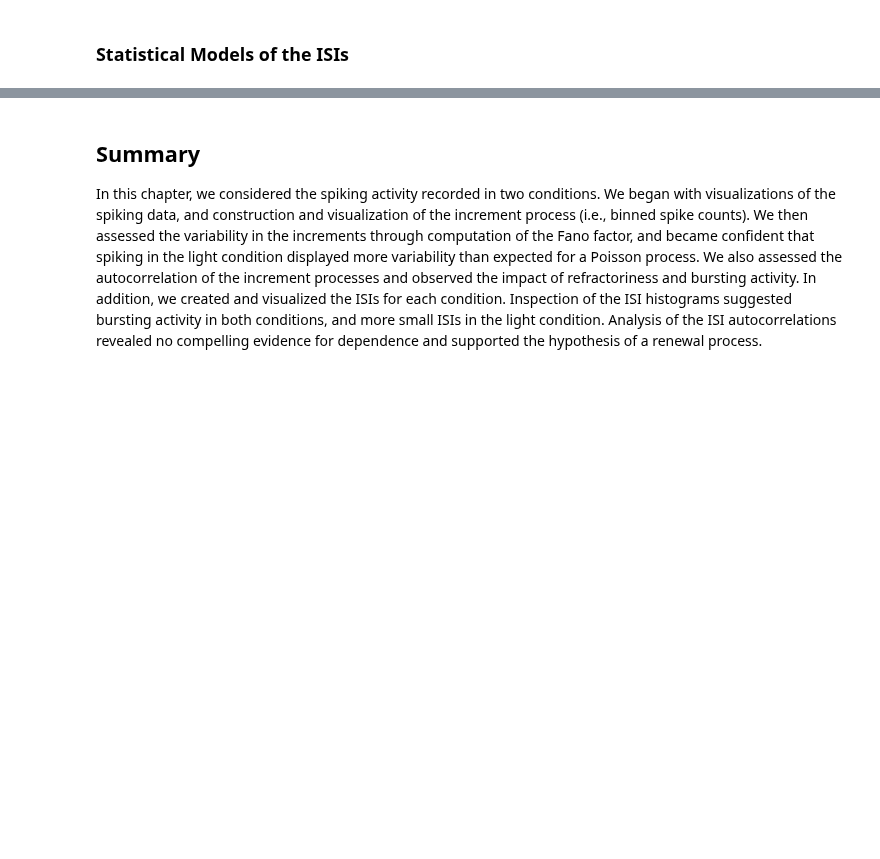
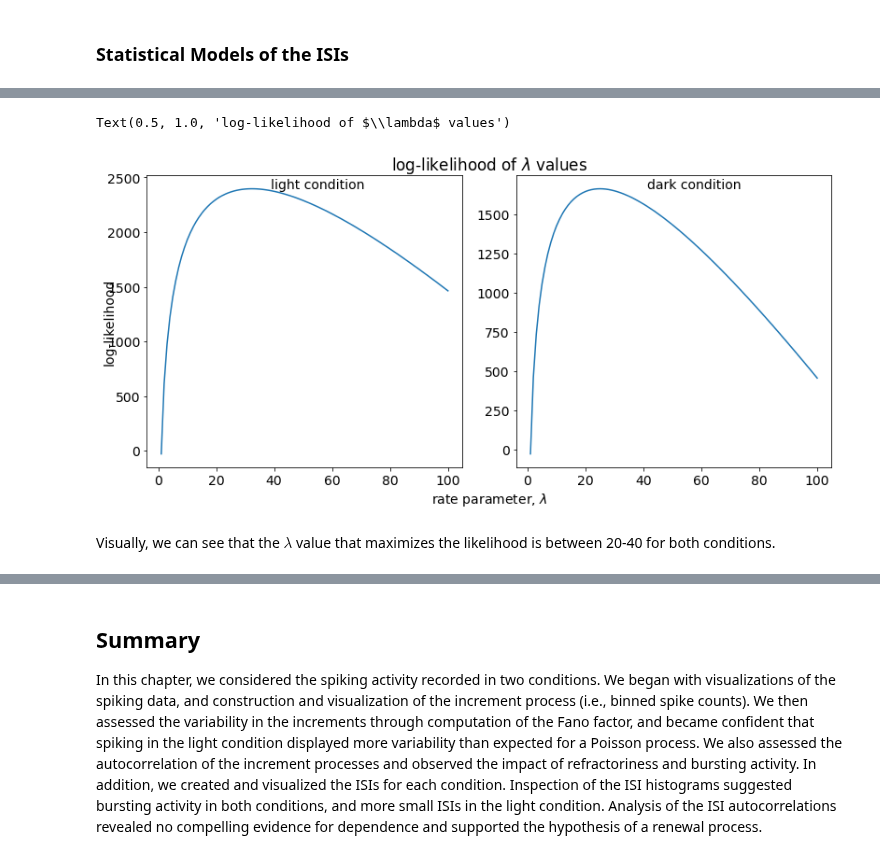
Before and after one commit to jaib1/Case-Studies-Python, a Jupyter notebook: content/08/basic-visualizations-and-descriptive-statistics-of-spike-train-data.ipynb, the cells around one changed output, grey strips where cells are left out. Drawn from its saved outputs; the diff is of its cells as text; code cells hidden in the pictures; blank space fills up the shorter version.

```diff
--- a/content/08/basic-visualizations-and-descriptive-statistics-of-spike-train-data.ipynb
+++ b/content/08/basic-visualizations-and-descriptive-statistics-of-spike-train-data.ipynb
@@ -1391,0 +1473,24 @@ Our goal is to find a good value of $\lambda$ so that our statistical model matc
+# %%
+## Plot the log-likelihood functions of both conditions for the f(x) model defined above
+
+# Compute and plot log-likelihood functions
+likelihood_fn = lambda p,x: len(x) * np.log(p) - p * np.sum(x)
+rate_params = np.arange(1,101)  # the `x` values in `likelihood_fn`
+
+fig12, ax12 = plt.subplots(nrows=1, ncols=2, sharex=True)
+likelihood_light_plot = ax12[0].plot(rate_params, likelihood_fn(rate_params, isi_light))
+likelihood_dark_plot = ax12[1].plot(rate_params, likelihood_fn(rate_params, isi_dark))
+
+# Prettify plots and set labels
+ax12_all = fig12.add_subplot(111, frameon=False)
+ax12_all.tick_params(labelcolor='none', top=False, bottom=False, left=False, right=False)
+ax12_all.text(x=0.25, y=0.99, ha='center', va='top', s='light condition')
+ax12_all.text(x=0.8, y=0.99, ha='center', va='top', s='dark condition')
+ax12_all.set_ylabel('log-likelihood')
+ax12_all.set_xlabel('rate parameter, $\lambda$')
+ax12_all.set_title('log-likelihood of $\lambda$ values')
+# %% [output]
+Text(0.5, 1.0, 'log-likelihood of $\\lambda$ values')
+[figure, added]
+# %% [markdown]
+Visually, we can see that the $\lambda$ value that maximizes the likelihood is between 20-40 for both conditions.
```
Also changed, not shown: parts of 47 cells of this notebook.
